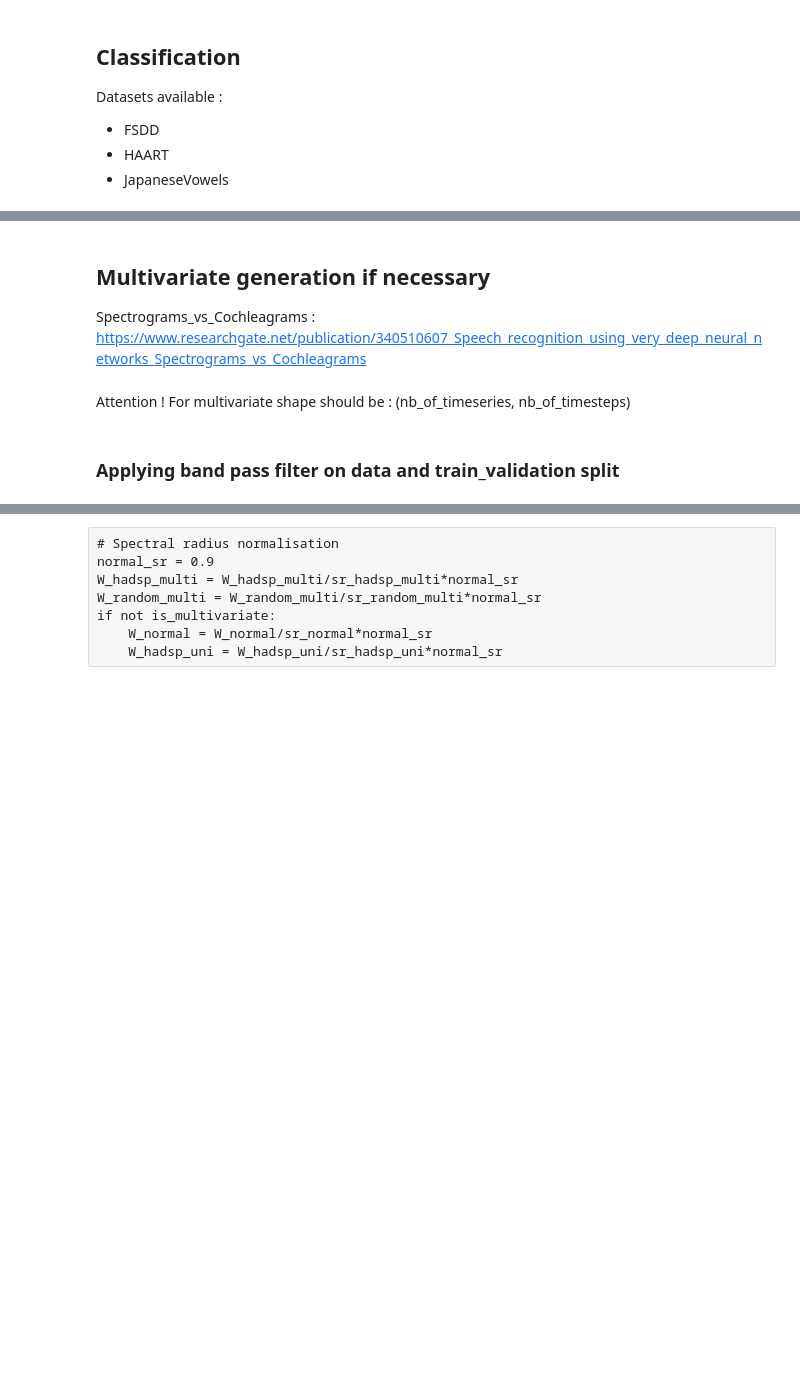
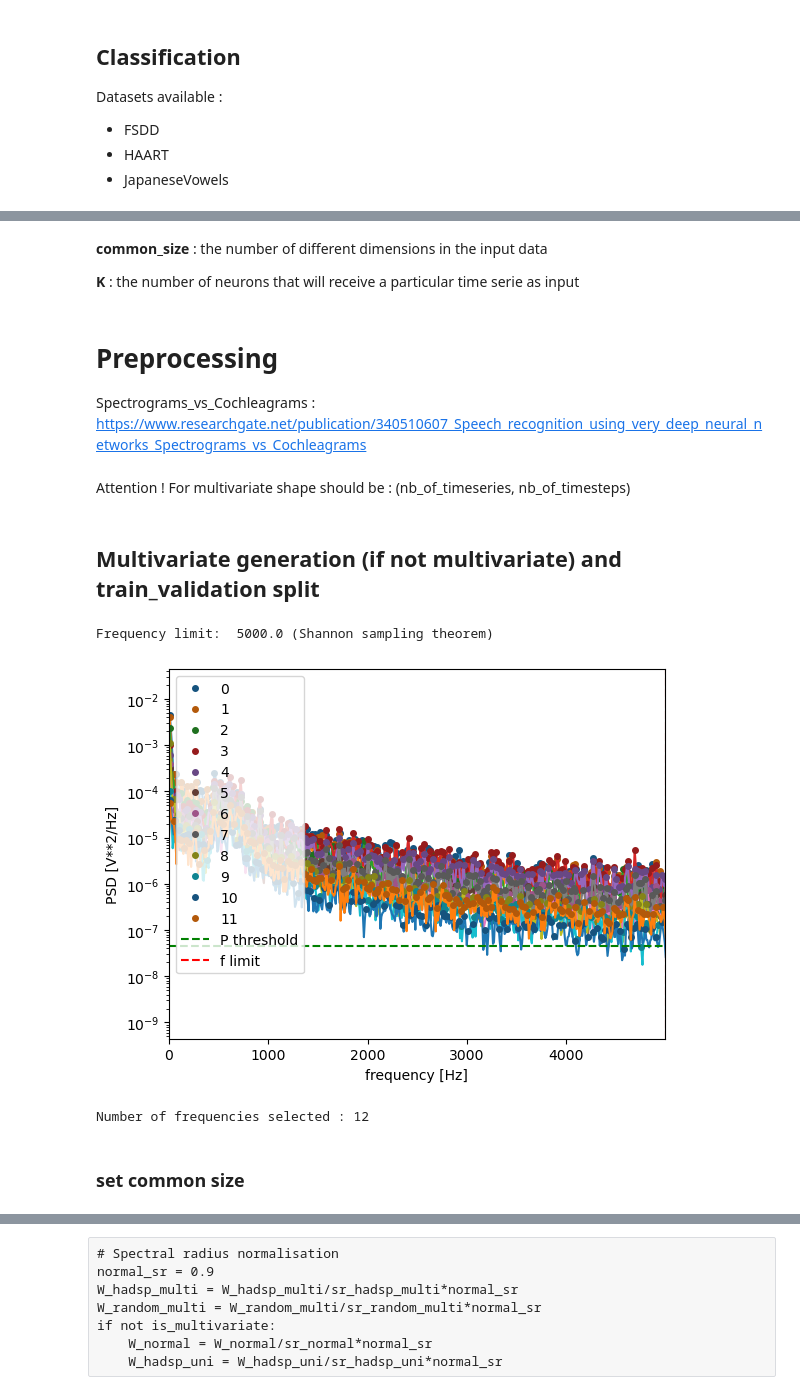
Before and after one commit to Finebouche/hag, a Jupyter notebook: General_framework.ipynb, the cells around one changed output, grey strips where cells are left out. Saved outputs shown, nothing was run; the diff lists cells and outputs as text; code cells hidden in the pictures; blank space fills up the shorter version.

```diff
--- a/General_framework.ipynb
+++ b/General_framework.ipynb
@@ -90,0 +85,6 @@ is_multivariate, sampling_rate, X_train, X_test, Y_train, Y_test, groups = load_
+# %%
+from datasets.load_datasets import load_dataset_classification
+is_instances_classification = True
+dataset_name = "JapaneseVowels"
+
+is_multivariate, sampling_rate, X_train, X_test, Y_train, Y_test, groups = load_dataset_classification(dataset_name)
@@ -90,0 +95,4 @@ is_multivariate, sampling_rate, X_train, X_test, Y_train, Y_test, groups = load_
+# %%
+if is_multivariate:
+    X_train_band, X_test_band = X_train, X_test
+    del X_train, X_test
@@ -90,0 +136,4 @@ is_multivariate, sampling_rate, X_train, X_test, Y_train, Y_test, groups = load_
+# %% [markdown]
+**common_size** : the number of different dimensions in the input data
+
+**K** : the number of neurons that will receive a particular time serie as input
@@ -91,43 +142,47 @@ is_multivariate, sampling_rate, X_train, X_test, Y_train, Y_test, groups = load_
 # %% [markdown]
-## Multivariate generation if necessary
+# Preprocessing
 
 Spectrograms_vs_Cochleagrams : https://www.researchgate.net/publication/340510607_Speech_recognition_using_very_deep_neural_networks_Spectrograms_vs_Cochleagrams
 # %% [markdown]
 Attention ! For multivariate shape should be : (nb_of_timeseries, nb_of_timesteps)
 # %% [markdown]
-### Applying band pass filter on data and train_validation split
+## Multivariate generation (if not multivariate) and train_validation split
 # %%
-from datasets.multivariate_generation import extract_peak_frequencies
 from datasets.multivariate_generation import generate_multivariate_dataset, extract_peak_frequencies
-from sklearn.model_selection import train_test_split
-from sklearn.model_selection import GroupShuffleSplit
+from sklearn.model_selection import train_test_split, GroupShuffleSplit
 
-val_size=0.2
+# Split
+val_size=0.1
+if is_multivariate:
+    X_train_band, X_val_band, Y_train, Y_val = train_test_split(X_train_band, Y_train, test_size=val_size, shuffle=False, random_state=SEED)
+    freq_train_data = X_train_band
+else:
+    X_train, X_val, Y_train, Y_val = train_test_split(X_train, Y_train, test_size=val_size, shuffle=False, random_state=SEED)
+    freq_train_data = X_train
 
-if is_multivariate:
-    X_train_band, X_test_band = X_train, X_test
-    del X_train
-    del X_test
-    X_train_band, X_val_band, Y_train, Y_val = train_test_split(X_train_band, Y_train, test_size=val_size, random_state=SEED)
+if is_instances_classification:
+    flat_train_data = np.concatenate(freq_train_data, axis=0)
+else:
+    flat_train_data = freq_train_data
+filtered_peak_freqs = extract_peak_frequencies(flat_train_data, sampling_rate, threshold=1e-5, nperseg=1024, visualize=True)
 
-else:
-    if is_instances_classification:
-        flat_train_data = np.concatenate(X_train, axis=0)
-    else:
-        flat_train_data = X_train
-    filtered_peak_freqs = extract_peak_frequencies(flat_train_data, sampling_rate, threshold=1e-5, nperseg=1024, visualize=True)
+#print("Filtered peak frequencies: ", filtered_peak_freqs)
+print("Number of frequencies selected :", len(filtered_peak_freqs))
 
-    print("Filtered peak frequencies: ", filtered_peak_freqs)
-    print("Number of frequencies selected :", len(filtered_peak_freqs))
-
-    X_train, X_val, Y_train, Y_val = train_test_split(X_train, Y_train, test_size=val_size, random_state=SEED)
-
+if not is_multivariate:
+    common_size = len(filtered_peak_freqs)
     X_train_band = generate_multivariate_dataset(
         filtered_peak_freqs, X_train, sampling_rate, is_instances_classification, nb_jobs=-1
     )
     X_val_band = generate_multivariate_dataset(
         filtered_peak_freqs, X_val, sampling_rate, is_instances_classification, nb_jobs=-1
     )
     X_test_band = generate_multivariate_dataset(
         filtered_peak_freqs, X_test, sampling_rate, is_instances_classification, nb_jobs=-1
     )
+# %% [output]
+Frequency limit:  5000.0 (Shannon sampling theorem)
+[figure, added]
+Number of frequencies selected : 12
+# %% [markdown]
+### set common size
```
Also changed, not shown: parts of 72 cells of this notebook, 3 other files.
